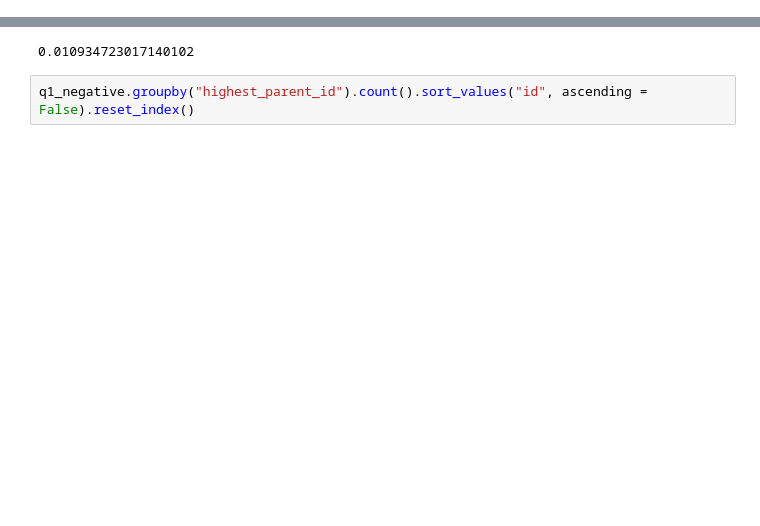
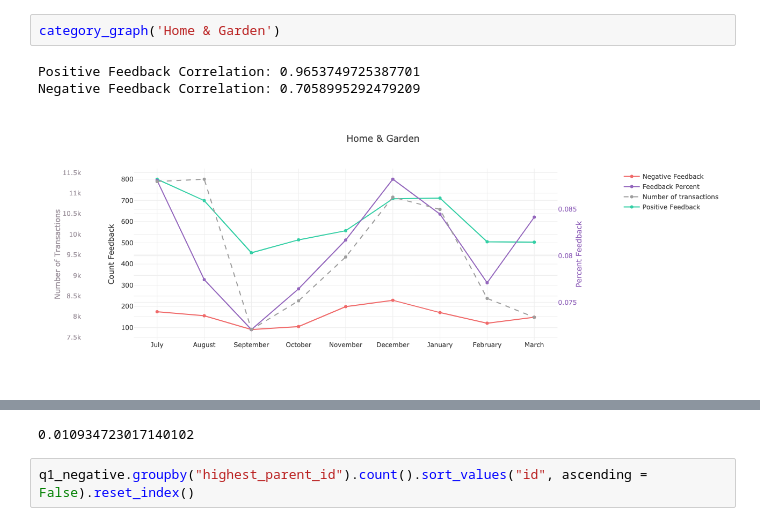
Before and after one commit to bonanzakevin/data_analysis, a Jupyter notebook: notebooks/buyer_feedback.ipynb, the cells around one changed output, grey strips where cells are left out. Drawn from its saved outputs; the diff is of its cells as text; blank space fills up the shorter version.

```diff
--- a/notebooks/buyer_feedback.ipynb
+++ b/notebooks/buyer_feedback.ipynb
@@ -77,0 +266,6 @@ dtype: object
+# %%
+category_graph('Home & Garden')
+# %% [output]
+Positive Feedback Correlation: 0.9653749725387701
+Negative Feedback Correlation: 0.7058995292479209
+[figure, added]
```
Also changed, not shown: parts of 25 cells of this notebook, 4 other files.
